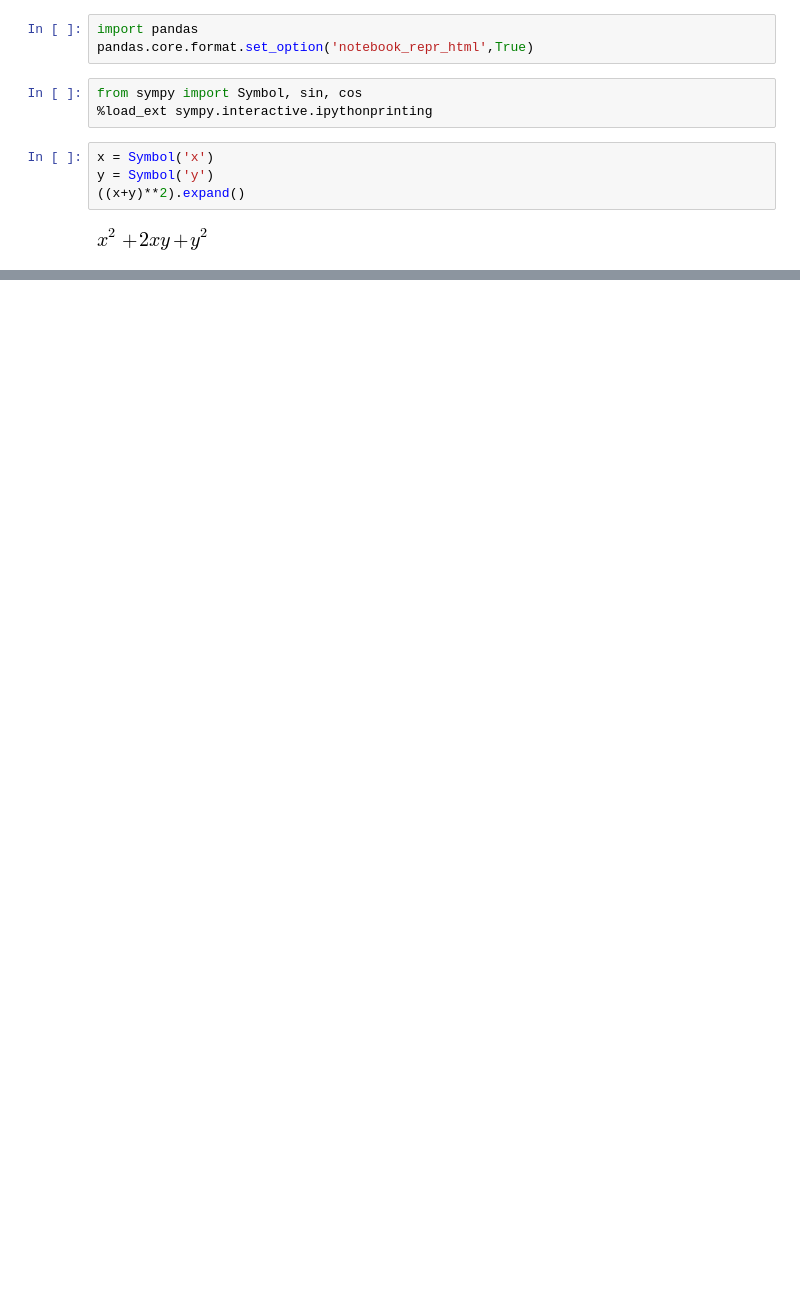
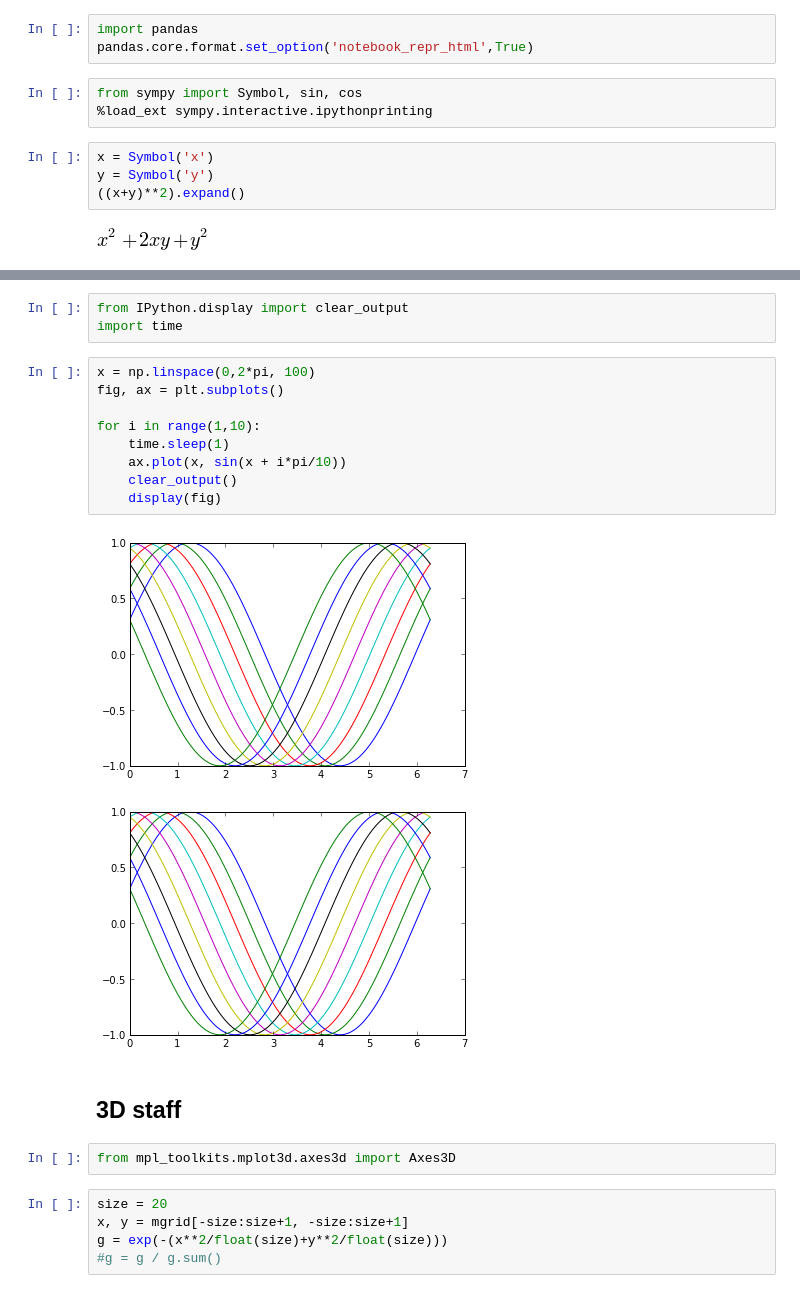
Before and after one commit to vanzaj/pyconsg2013-tut, a Jupyter notebook: ipynb/sandbox.ipynb, the cells around one changed output, grey strips where cells are left out. Saved outputs shown, nothing was run; the diff lists cells and outputs as text; blank space fills up the shorter version.

```diff
--- a/ipynb/sandbox.ipynb
+++ b/ipynb/sandbox.ipynb
@@ -34,0 +80,24 @@ y = Symbol('y')
+# %%
+from IPython.display import clear_output
+import time
+# %%
+x = np.linspace(0,2*pi, 100)
+fig, ax = plt.subplots()
+
+for i in range(1,10):
+    time.sleep(1)
+    ax.plot(x, sin(x + i*pi/10))
+    clear_output()
+    display(fig)
+# %% [output]
+[figure, added]
+[figure, added]
+# %% [markdown]
+## 3D staff
+# %%
+from mpl_toolkits.mplot3d.axes3d import Axes3D
+# %%
+size = 20
+x, y = mgrid[-size:size+1, -size:size+1]
+g = exp(-(x**2/float(size)+y**2/float(size)))
+#g = g / g.sum()
```
Also changed, not shown: parts of 12 cells of this notebook, 3 other files.
